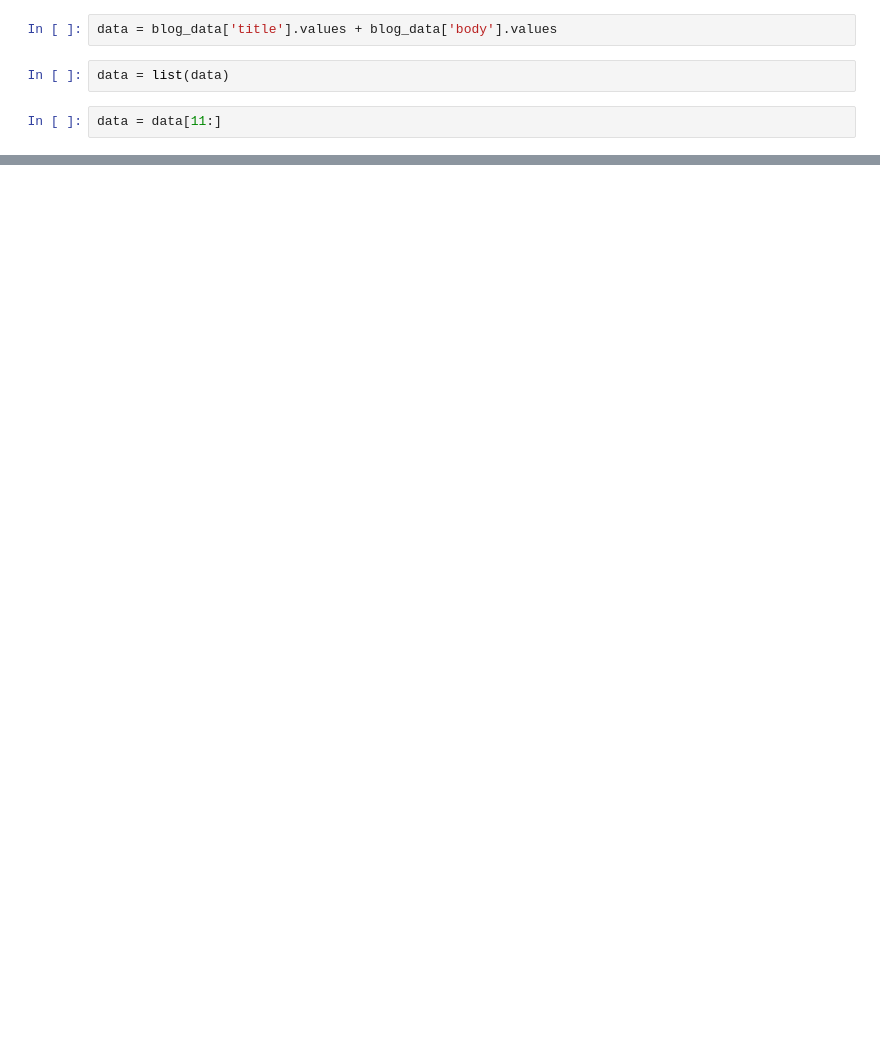
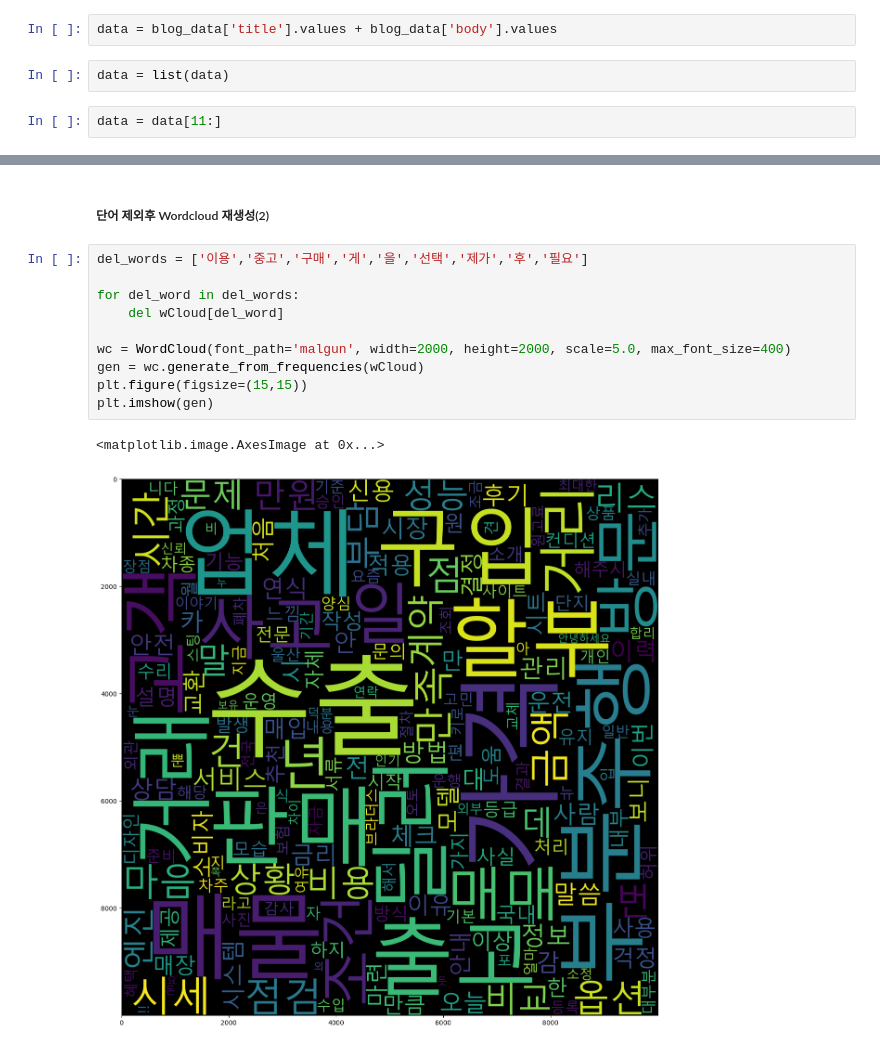
Before and after one commit to woojooc/ML_Car, a Jupyter notebook: jm/dacon/wordcloud.ipynb, the cells around one changed output, grey strips where cells are left out. Cells and saved outputs as stored; diff of their text form; blank space fills up the shorter version.

```diff
--- a/jm/dacon/wordcloud.ipynb
+++ b/jm/dacon/wordcloud.ipynb
@@ -93,0 +145,15 @@ wCloud.most_common()[:30]
+# %% [markdown]
+##### 단어 제외후 Wordcloud 재생성(2)
+# %%
+del_words = ['이용','중고','구매','게','을','선택','제가','후','필요']
+
+for del_word in del_words:
+    del wCloud[del_word]
+
+wc = WordCloud(font_path='malgun', width=2000, height=2000, scale=5.0, max_font_size=400)
+gen = wc.generate_from_frequencies(wCloud)
+plt.figure(figsize=(15,15))
+plt.imshow(gen)
+# %% [output]
+<matplotlib.image.AxesImage at 0x...>
+[figure, added]
```
Also changed, not shown: parts of 7 cells of this notebook, 2 other files.
